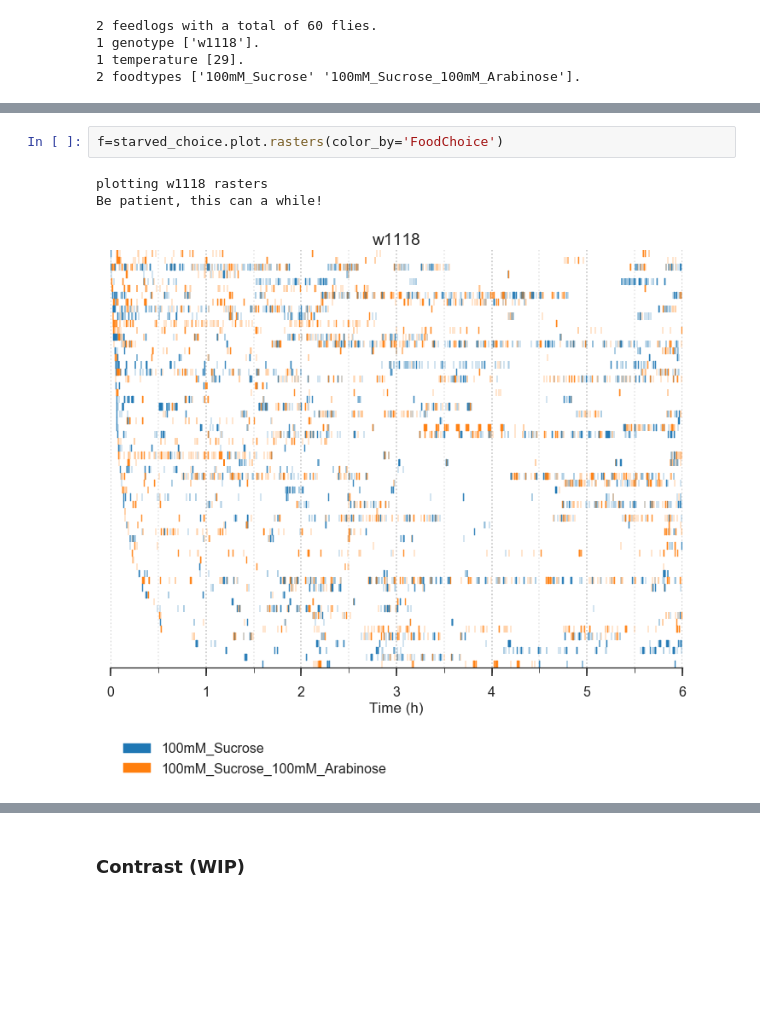
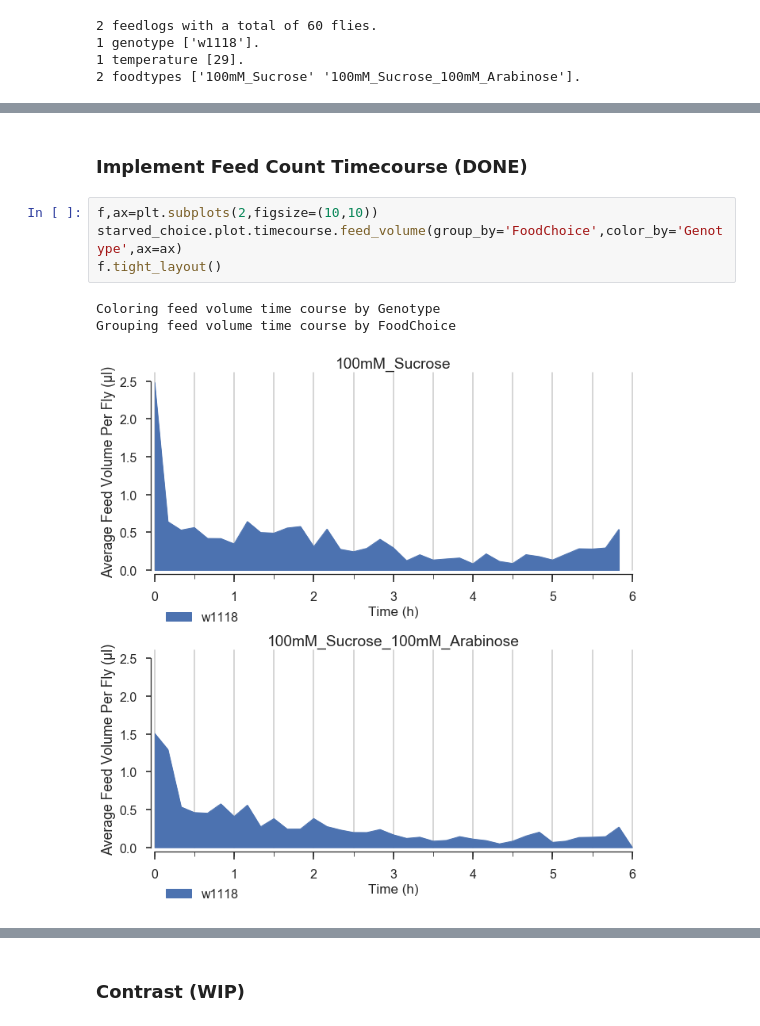
Before and after one commit to ACCLAB/espresso, a Jupyter notebook: jupyter-nb/espresso plotting module dev.ipynb, the cells around one changed output, grey strips where cells are left out. Drawn from its saved outputs; the diff is of its cells as text; blank space fills up the shorter version.

```diff
--- a/jupyter-nb/espresso plotting module dev.ipynb
+++ b/jupyter-nb/espresso plotting module dev.ipynb
@@ -80,6 +91,10 @@ Be patient, this can a while!
-# %%
-f=starved_choice.plot.rasters(color_by='FoodChoice')
-# %% [output]
-plotting w1118 rasters
-Be patient, this can a while!
-[figure, removed]
+# %% [markdown]
+### Implement Feed Count Timecourse (DONE)
+# %%
+f,ax=plt.subplots(2,figsize=(10,10))
+starved_choice.plot.timecourse.feed_volume(group_by='FoodChoice',color_by='Genotype',ax=ax)
+f.tight_layout()
+# %% [output]
+Coloring feed volume time course by Genotype
+Grouping feed volume time course by FoodChoice
+[figure, added]
```
Also changed, not shown: parts of 10 cells of this notebook.
